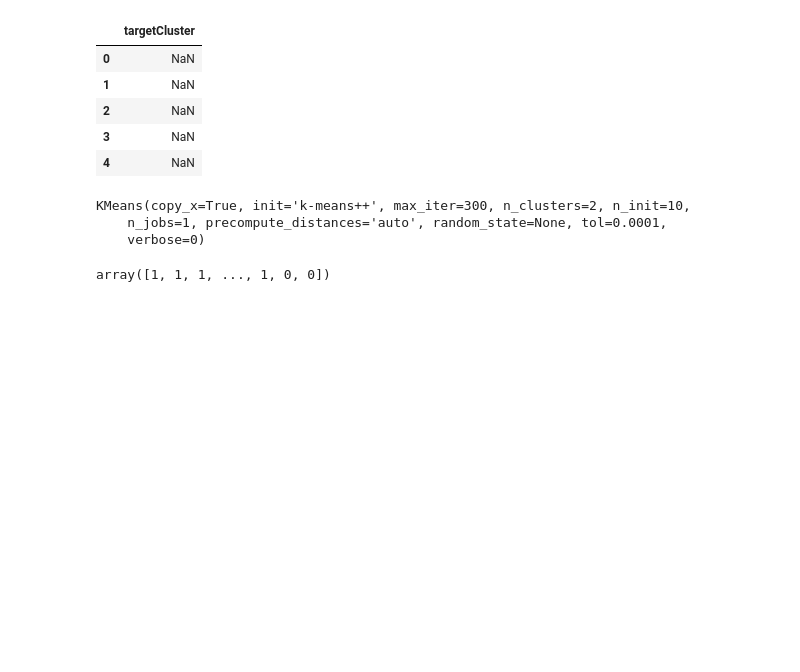
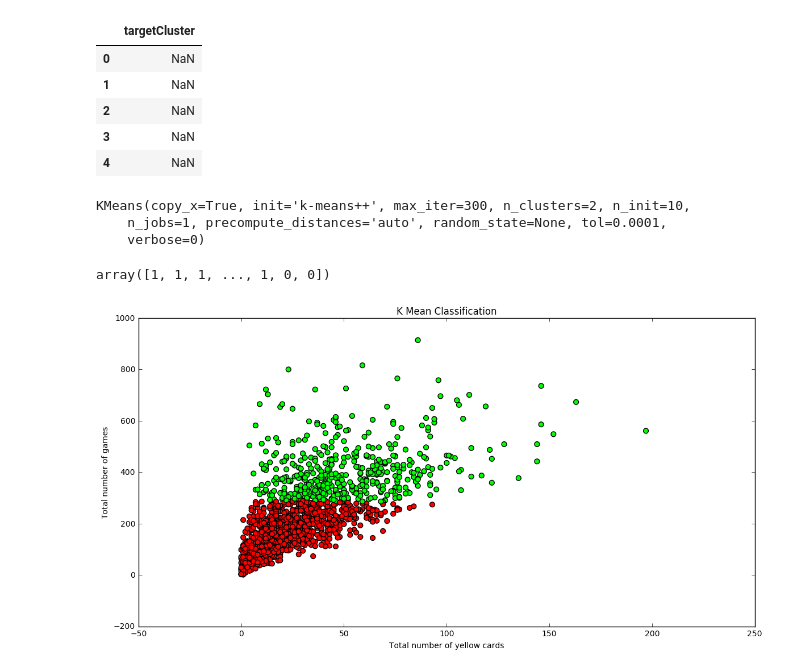
Before and after one commit to Merinorus/adaisawesome, a Jupyter notebook: Homework/04 - Applied ML/Homework04_Referees_teamawesome_Q2.ipynb, the cells around one changed output. Drawn from its saved outputs; the diff is of its cells as text; code cells hidden in the pictures; blank space fills up the shorter version.

Commit message:
partial plot of clustering

```diff
--- a/Homework/04 - Applied ML/Homework04_Referees_teamawesome_Q2.ipynb
+++ b/Homework/04 - Applied ML/Homework04_Referees_teamawesome_Q2.ipynb
@@ -166,3 +166,20 @@ KMeans(copy_x=True, init='k-means++', max_iter=300, n_clusters=2, n_init=10,
 model.labels_
 # %% [output]
 array([1, 1, 1, ..., 1, 0, 0])
+# %%
+# View the results
+# Set the size of the plot
+plt.figure(figsize=(14,7))
+
+# Create a colormap for the two clusters
+colormap = np.array(['red', 'lime'])
+
+# Plot the Model Classification PARTIALLY (We show only number of games and number of cards because it's a 2D plot,
+# but we actually used 5 parameters: position, yellowCards, yellowReds, redCards and number of games)
+plt.scatter(x.yellowCards, x.games, c=colormap[model.labels_], s=40)
+plt.xlabel('Total number of yellow cards')
+plt.ylabel('Total number of games')
+plt.title('K Mean Classification')
+plt.show()
+# %% [output]
+[figure, added]
```
Also changed, not shown: 2 other files.
